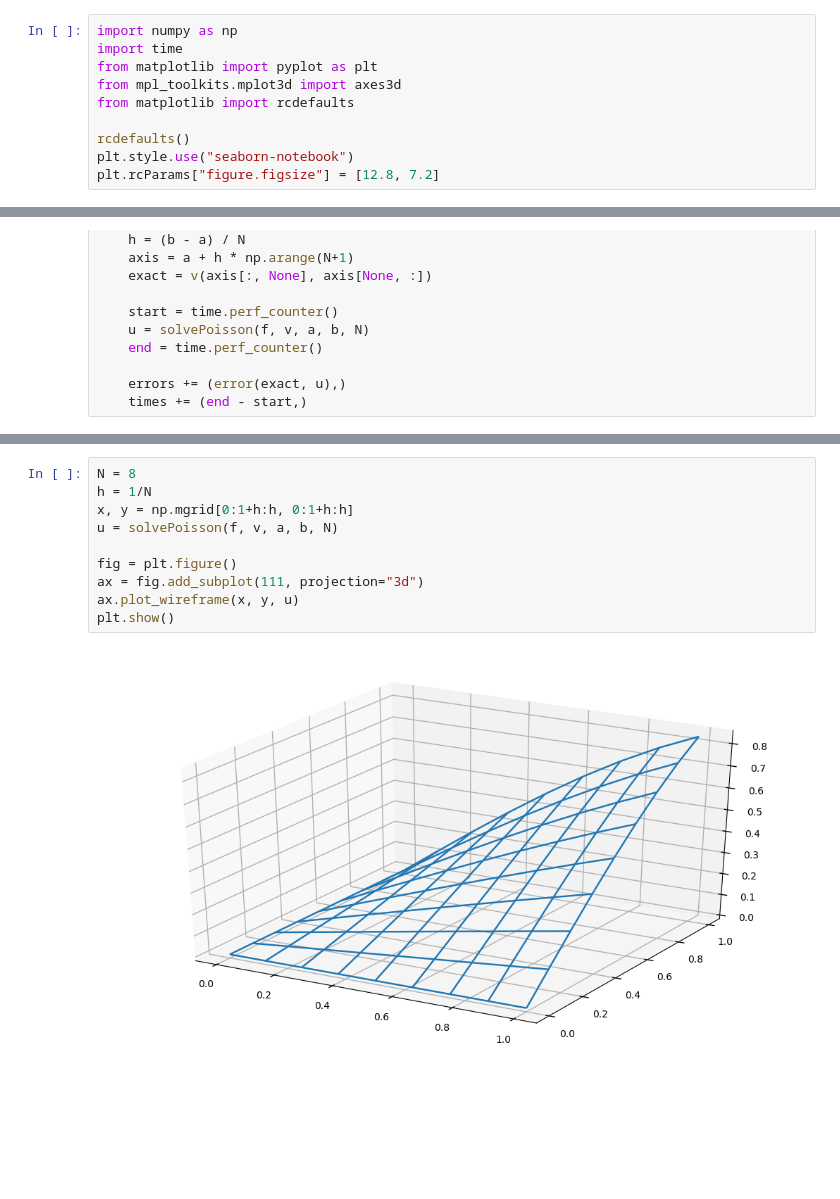
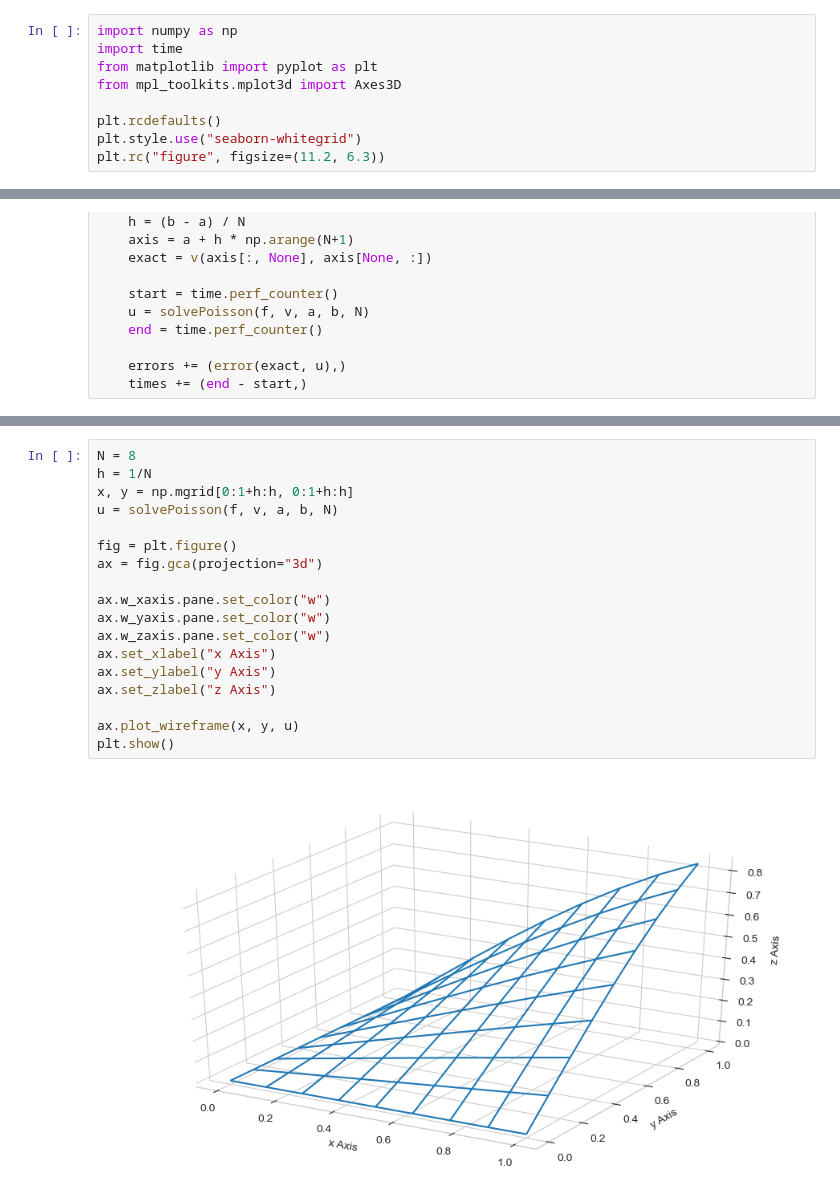
Before and after one commit to maxstollmayer/NuMeDiffG, a Jupyter notebook: Aufgabenblatt 6/Aufgabenblatt 6 Lösung.ipynb, the cells around one changed output, grey strips where cells are left out. Cells and saved outputs as stored; diff of their text form; blank space fills up the shorter version.

```diff
--- a/Aufgabenblatt 6/Aufgabenblatt 6 Lösung.ipynb
+++ b/Aufgabenblatt 6/Aufgabenblatt 6 Lösung.ipynb
@@ -17,12 +17,11 @@ Dabei sind $\Omega=[0,1]\times[0,1]$, $f(x,y)=sin(x\cdot y)\cdot(x^2+y^2)$ und $
 import numpy as np
 import time
 from matplotlib import pyplot as plt
-from mpl_toolkits.mplot3d import axes3d
-from matplotlib import rcdefaults
+from mpl_toolkits.mplot3d import Axes3D
 
-rcdefaults()
-plt.style.use("seaborn-notebook")
-plt.rcParams["figure.figsize"] = [12.8, 7.2]
+plt.rcdefaults()
+plt.style.use("seaborn-whitegrid")
+plt.rc("figure", figsize=(11.2, 6.3))
 # %%
 def solvePoisson(f, g, a, b, N):
     '''
@@ -123,12 +122,20 @@ steps | error    | rate | execution time
 # %%
 N = 8
 h = 1/N
 x, y = np.mgrid[0:1+h:h, 0:1+h:h]
 u = solvePoisson(f, v, a, b, N)
 
 fig = plt.figure()
-ax = fig.add_subplot(111, projection="3d")
+ax = fig.gca(projection="3d")
+
+ax.w_xaxis.pane.set_color("w")
+ax.w_yaxis.pane.set_color("w")
+ax.w_zaxis.pane.set_color("w")
+ax.set_xlabel("x Axis")
+ax.set_ylabel("y Axis")
+ax.set_zlabel("z Axis")
+
 ax.plot_wireframe(x, y, u)
 plt.show()
 # %% [output]
-[figure, old version]
+[figure, new version]
```
Also changed, not shown: parts of 3 cells of this notebook, 3 other files.
